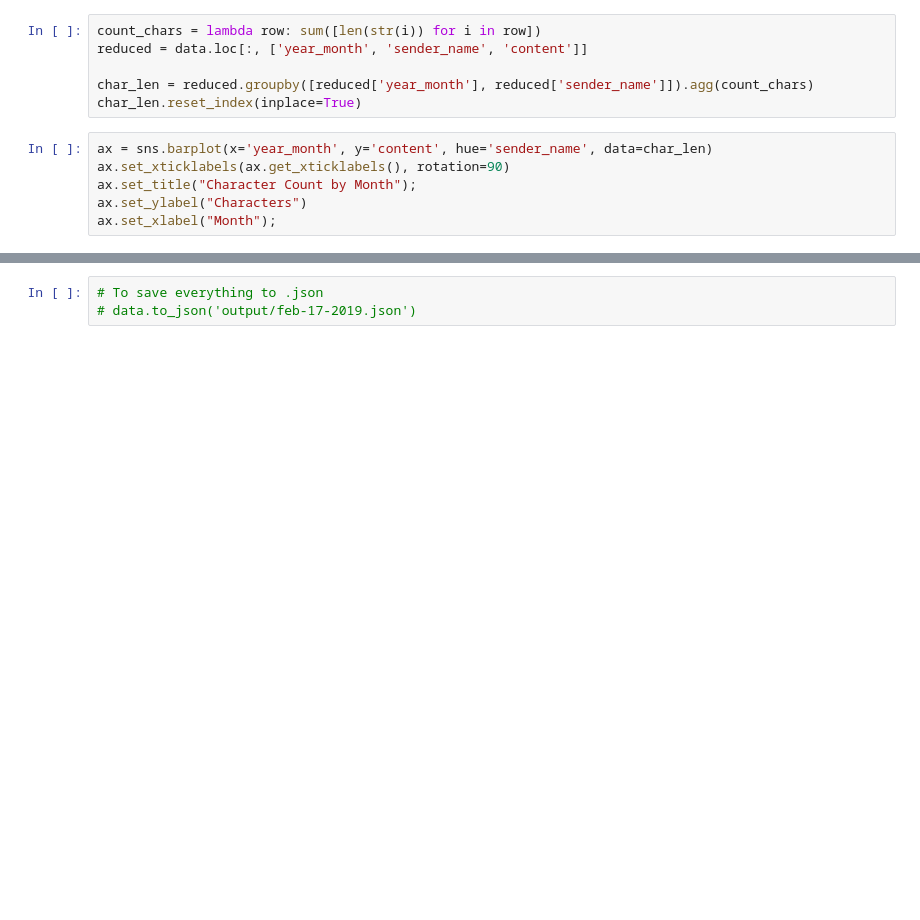
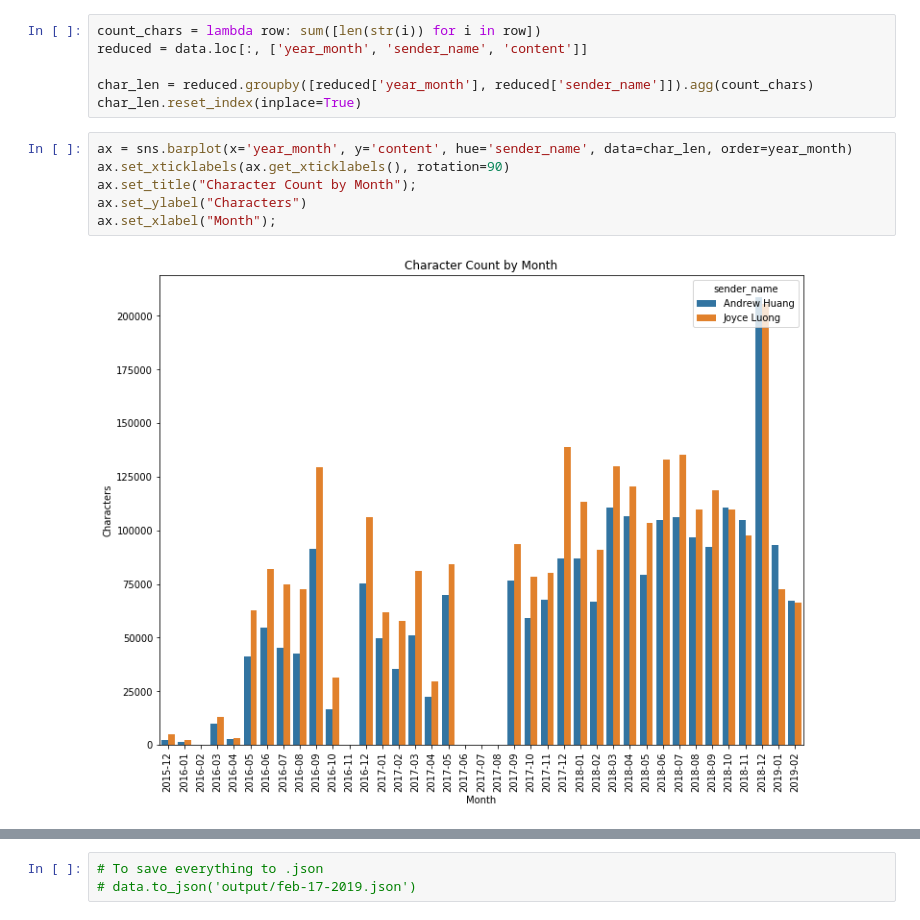
Before and after one commit to joy-celeste/chatlog, a Jupyter notebook: chatlog-combined.ipynb, the cells around one changed output, grey strips where cells are left out. Cells and saved outputs as stored; diff of their text form; blank space fills up the shorter version.

```diff
--- a/chatlog-combined.ipynb
+++ b/chatlog-combined.ipynb
@@ -196,11 +229,13 @@ reduced = data.loc[:, ['year_month', 'sender_name', 'content']]
 char_len = reduced.groupby([reduced['year_month'], reduced['sender_name']]).agg(count_chars)
 char_len.reset_index(inplace=True)
 # %%
-ax = sns.barplot(x='year_month', y='content', hue='sender_name', data=char_len)
+ax = sns.barplot(x='year_month', y='content', hue='sender_name', data=char_len, order=year_month)
 ax.set_xticklabels(ax.get_xticklabels(), rotation=90)
 ax.set_title("Character Count by Month");
 ax.set_ylabel("Characters")
 ax.set_xlabel("Month");
+# %% [output]
+[figure, added]
 # %%
 love = data[data['content'].str.contains('love', na=False)]
 love = love.loc[:, ['content']]
```
Also changed, not shown: parts of 24 cells of this notebook.
